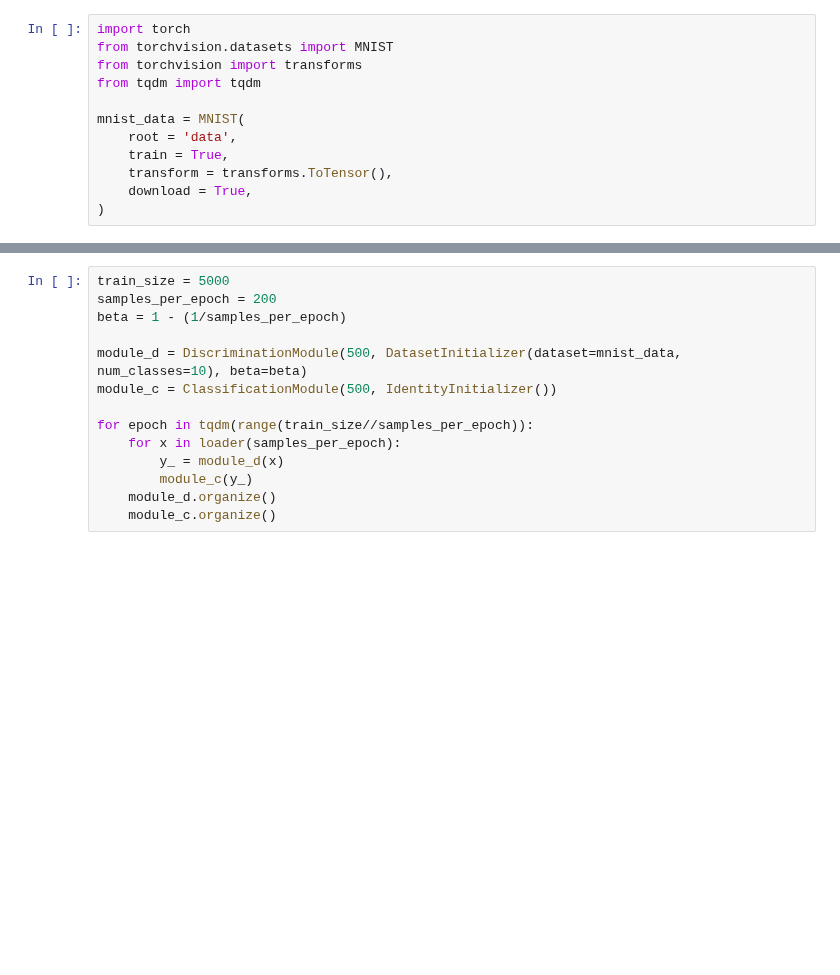
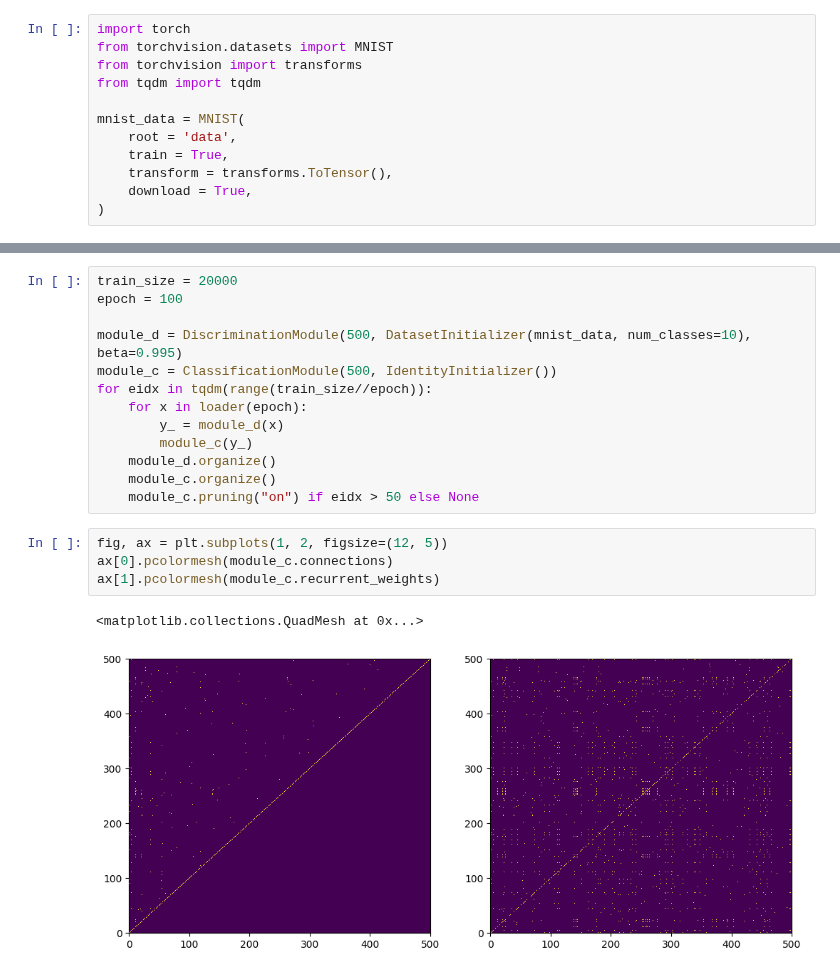
Before and after one commit to wormLove/DCNet, a Jupyter notebook: DCNet2.ipynb, the cells around one changed output, grey strips where cells are left out. Saved outputs shown, nothing was run; the diff lists cells and outputs as text; blank space fills up the shorter version.

Commit message:
implemented pruning

```diff
--- a/DCNet2.ipynb
+++ b/DCNet2.ipynb
@@ -30,14 +77,20 @@ loader = SequentialLoader(mnist_data, num_classes=10)
 # %%
-train_size = 5000
-samples_per_epoch = 200
-beta = 1 - (1/samples_per_epoch)
+train_size = 20000
+epoch = 100
 
-module_d = DiscriminationModule(500, DatasetInitializer(dataset=mnist_data, num_classes=10), beta=beta)
+module_d = DiscriminationModule(500, DatasetInitializer(mnist_data, num_classes=10), beta=0.995)
 module_c = ClassificationModule(500, IdentityInitializer())
-
-for epoch in tqdm(range(train_size//samples_per_epoch)):
-    for x in loader(samples_per_epoch):
+for eidx in tqdm(range(train_size//epoch)):
+    for x in loader(epoch):
         y_ = module_d(x)
         module_c(y_)
     module_d.organize()
     module_c.organize()
+    module_c.pruning("on") if eidx > 50 else None
+# %%
+fig, ax = plt.subplots(1, 2, figsize=(12, 5))
+ax[0].pcolormesh(module_c.connections)
+ax[1].pcolormesh(module_c.recurrent_weights)
+# %% [output]
+<matplotlib.collections.QuadMesh at 0x...>
+[figure, added]
```
Also changed, not shown: parts of 4 cells of this notebook, 4 other files.
